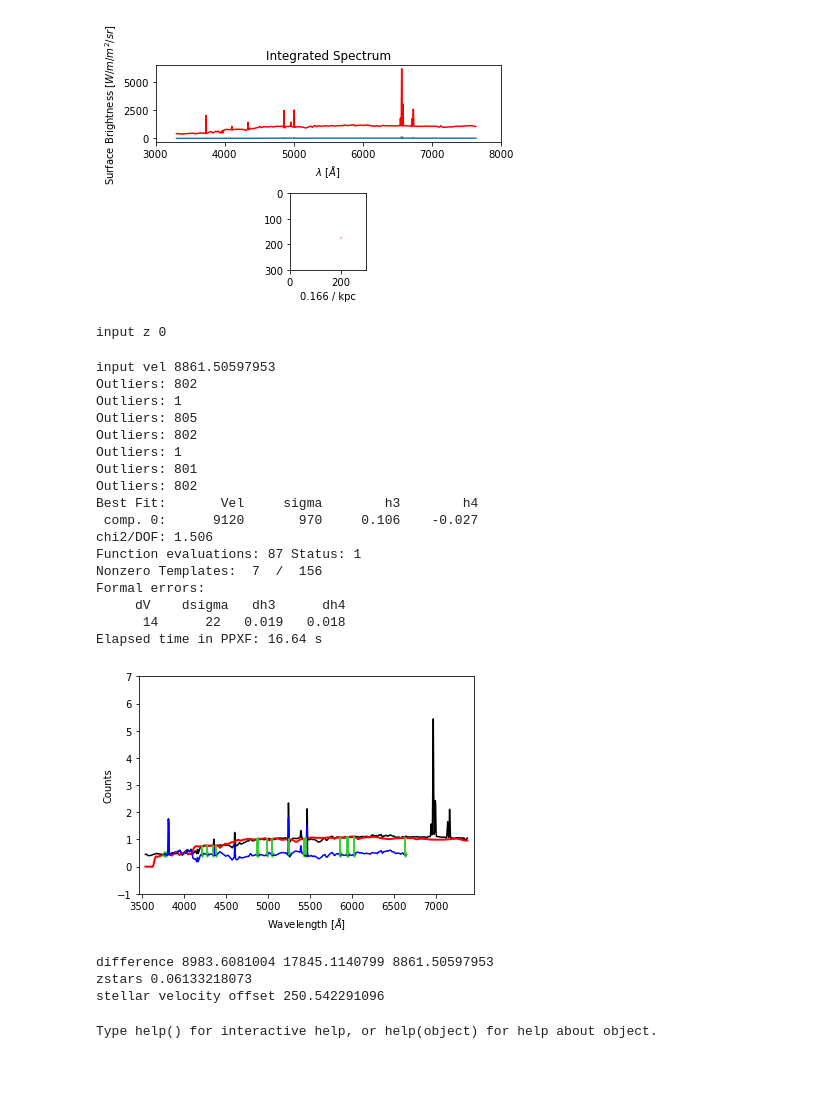
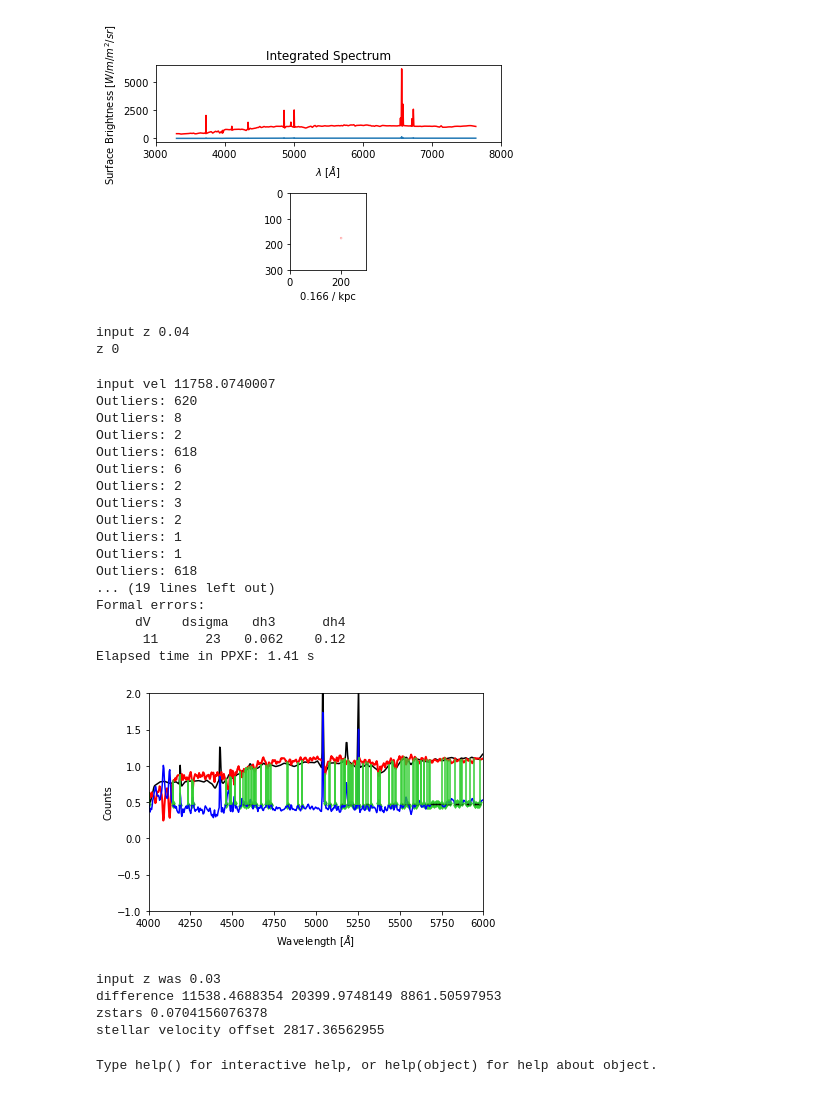
Before and after one commit to beckynevin/ppxf_MaNGA, a Jupyter notebook: BROADBAND_Sims.ipynb, the cells around one changed output. Cells and saved outputs as stored; diff of their text form; code cells hidden in the pictures.

Commit message:
Turns out you need to use the same redshift for both places (also to determine the input velocity to the code).

```diff
--- a/BROADBAND_Sims.ipynb
+++ b/BROADBAND_Sims.ipynb
@@ -650,64 +650,68 @@ plt.clf()
 # %%
 import miles_util as lib
 from scipy import ndimage
-y=ppxf_from_J1354(xs, spec_non_convolved,'no', 1, 0,0.03,0.001)
+#noise of 0.01 is fairly typical of sdss right?
+y=ppxf_from_J1354(xs, spec_non_convolved,'no', 1, 0.04,0,0.01)
 
 
 '''also calculate the redshift from this'''
 
 if y[4]==0:
 
-
+    print('input z was 0')
     z_input=0.03
     c=2.99792458e5
     red_vel_input=c*np.log(1 + z_input)
     print('difference',( y[3]-red_vel_input), y[3], red_vel_input)
 
     '''So the redshift should be given by:
     z_stars=exp(all.VEL_STARS/ckm)-1.d0'''
     z_stars=np.exp( y[3]     /c)-1
     print('zstars',z_stars)
 
     print('stellar velocity offset', (y[3]-red_vel_input)/(1+z_input))
     #ppxf_example_population_gas_sdss()
 else:
+    print('input z was 0.03')
     z_input=0.03
     c=2.99792458e5
     red_vel_input=c*np.log(1 + z_input)
 
     vel_out=c*np.log(1+y[4])
     print('difference',( vel_out-red_vel_input), vel_out, red_vel_input)
 
     '''So the redshift should be given by:
     z_stars=exp(all.VEL_STARS/ckm)-1.d0'''
     z_stars=y[4]
     print('zstars',z_stars)
 
     print('stellar velocity offset', (y[3]-red_vel_input)/(1+z_input))
     #ppxf_example_population_gas_sdss()
 # %% [output]
-input z 0
+input z 0.04
+z 0
-input vel 8861.50597953
-Outliers: 802
+input vel 11758.0740007
+Outliers: 620
+Outliers: 8
+Outliers: 2
+Outliers: 618
+Outliers: 6
+Outliers: 2
+Outliers: 3
+Outliers: 2
 Outliers: 1
-Outliers: 805
-Outliers: 802
 Outliers: 1
-Outliers: 801
-Outliers: 802
-Best Fit:       Vel     sigma        h3        h4
- comp. 0:      9120       970     0.106    -0.027
-chi2/DOF: 1.506
-Function evaluations: 87 Status: 1
-Nonzero Templates:  7  /  156
+Outliers: 618
+... (19 lines left out)
 Formal errors:
      dV    dsigma   dh3      dh4
-      14      22   0.019   0.018
-Elapsed time in PPXF: 16.64 s
+      11      23   0.062    0.12
+Elapsed time in PPXF: 1.41 s
-[figure, old version]
+[figure, new version]
-difference 8983.6081004 17845.1140799 8861.50597953
-zstars 0.06133218073
-stellar velocity offset 250.542291096
+input z was 0.03
+difference 11538.4688354 20399.9748149 8861.50597953
+zstars 0.0704156076378
+stellar velocity offset 2817.36562955
 # %%
 def ppxf_from_J1354(xs,spec,plot, velscale_ratio, input_z, z, error_percent):
     file_dir = '/usr/local/Cellar/python/2.7.6/Frameworks/Python.framework/Versions/2.7/lib/python2.7/site-packages/ppxf'  # path of this procedure
```
Also changed, not shown: parts of 1 cell of this notebook.
